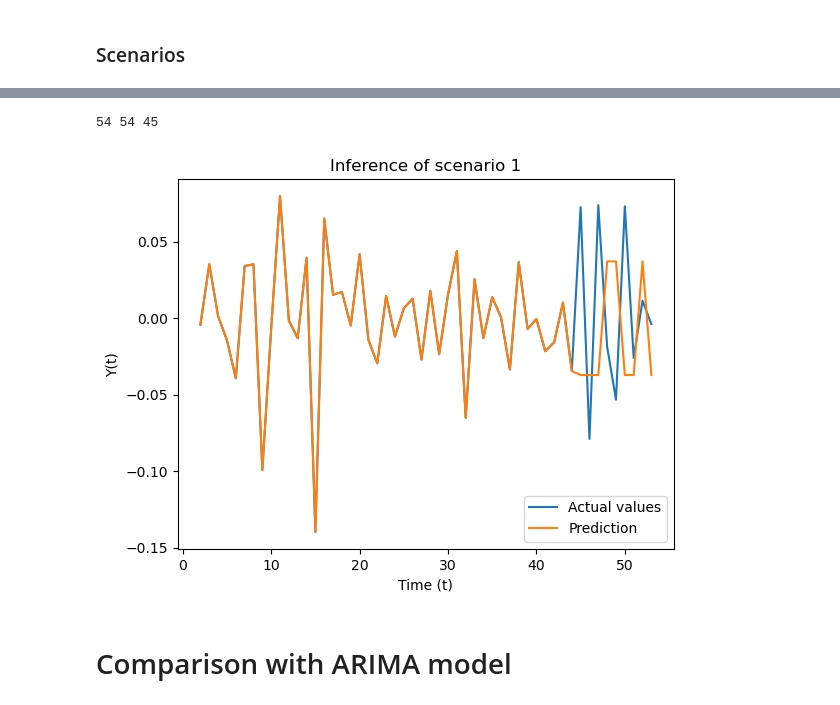
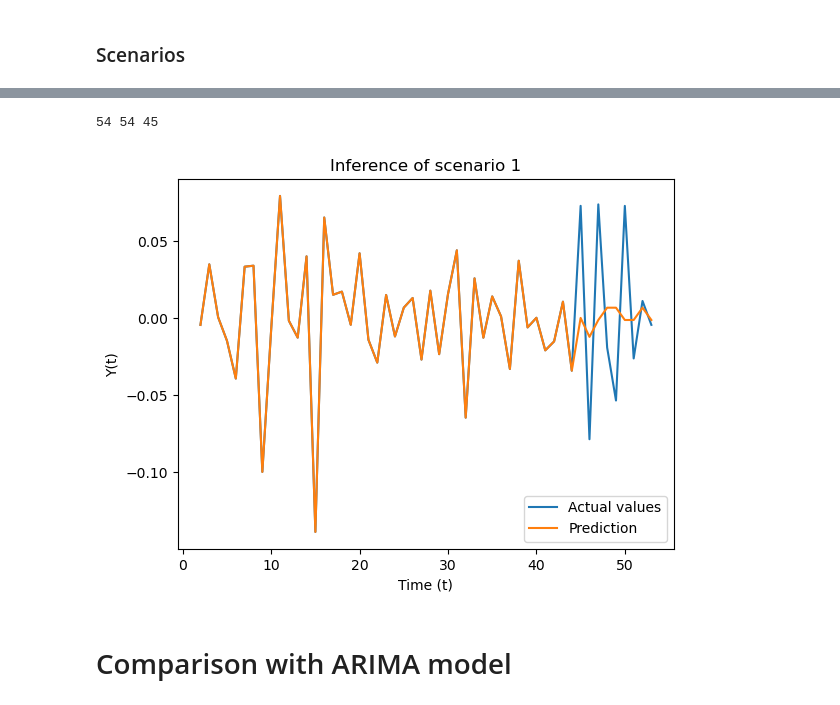
Before and after one commit to MehdiEK/BayesianNet4TimeSeries, a Jupyter notebook: DDBN_scenarios.ipynb, the cells around one changed output, grey strips where cells are left out. Drawn from its saved outputs; the diff is of its cells as text; code cells hidden in the pictures.

Commit message:
Change enregery_per_capita to total energy_cons

```diff
--- a/DDBN_scenarios.ipynb
+++ b/DDBN_scenarios.ipynb
@@ -96,14 +105,14 @@ def stationarize(input_df: pd.DataFrame):
     df = input_df.copy()
 
     # stationarisation of gdp
-    df['log_gdp'] = df['gdp'].apply(lambda x: np.log(x))
+    df['log_gdp'] = df['gdp_per_capita'].apply(lambda x: np.log(x))
     df['gdp_order_1'] = df['log_gdp'] - df['log_gdp'].shift()
-    df['gdp_stationary'] = df['gdp_order_1'] - df['gdp_order_1'].shift()
+    df['gdp_per_capita_stationary'] = df['gdp_order_1'] - df['gdp_order_1'].shift()
 
     # stationarization of energy consumption per capita
-    df['log_energy'] = df['energy_per_capita'].apply(lambda x: np.log(x))
-    df['energy_per_capita_order_1'] = df['log_energy'] - df['log_energy'].shift()
-    df['energy_per_capita_stationary'] = df['energy_per_capita_order_1'] - df['energy_per_capita_order_1'].shift()
+    df['log_energy'] = df['energy_cons'].apply(lambda x: np.log(x))
+    df['energy_cons_order_1'] = df['log_energy'] - df['log_energy'].shift()
+    df['energy_cons_stationary'] = df['energy_cons_order_1'] - df['energy_cons_order_1'].shift()
 
     # stationarization of population
     df['log_pop'] = df['population'].apply(lambda x: np.log(x))
@@ -112,8 +121,8 @@ def stationarize(input_df: pd.DataFrame):
 
     # new create columns
     new_columns = [
-        "gdp_stationary",
-        "energy_per_capita_stationary",
+        "gdp_per_capita_stationary",
+        "energy_cons_stationary",
         "population_stationary"
     ]
 
@@ -265,10 +290,10 @@ df_pgmpy[df_pgmpy.country == "France"].tail()
 # %%
 # build model
 dbn = DBN([
-    (("gdp_stationary", 0), ("energy_per_capita_stationary", 0)),
-    (("population_stationary", 0), ("energy_per_capita_stationary", 0)),
+    (("gdp_per_capita_stationary", 0), ("energy_cons_stationary", 0)),
+    (("population_stationary", 0), ("energy_cons_stationary", 0)),
     (("population_stationary", 0), ("population_stationary", 1)),
-    (("gdp_stationary", 0), ("gdp_stationary", 1))
+    (("gdp_per_capita_stationary", 0), ("gdp_per_capita_stationary", 1))
 ])
 # %%
 dbn.fit(df_pgmpy.drop("country", axis=1))
@@ -278,7 +303,7 @@ dbn.fit(df_pgmpy.drop("country", axis=1))
 ### Scenarios
 # %%
 length = df_test.shape[0]
-col_evidence = ["population_stationary", "gdp_stationary"]
+col_evidence = ["population_stationary", "gdp_per_capita_stationary"]
 
 scenario = {}
 for col in col_evidence:
@@ -326,8 +351,8 @@ inference = CustomDBNInference(dbn, discretizer)
 evidence = {
     ("population_stationary", 0): df_train[(df_train.country==test_country)
                                            & (df_train.year == split_year)].iloc[0]["population_stationary"],
-    ("gdp_stationary", 0): df_train[(df_train.country==test_country)
-                                    & (df_train.year == split_year)].iloc[0]["gdp_stationary"],
+    ("gdp_per_capita_stationary", 0): df_train[(df_train.country==test_country)
+                                    & (df_train.year == split_year)].iloc[0]["gdp_per_capita_stationary"],
 }
 
 scenario.update(evidence)
@@ -335,14 +360,14 @@ scenario.update(evidence)
 print("Evidence: ", scenario, "\n")
 
 # now make a pred of Y at time t (now) till time t+horizon
-pred_seq = inference.make_pred("energy_per_capita_stationary",
+pred_seq = inference.make_pred("energy_cons_stationary",
                                forecast_step=length+1,
                                evidence=scenario,
                                method="PM",
                                verbose=False)
 
 # get actual values model should have predicted
-actual_seq =  list(df_test.energy_per_capita_stationary)
+actual_seq =  list(df_test.energy_cons_stationary)
 
 print("Actual seq: ", actual_seq)
 print("Pred seq: ", pred_seq[1:])
@@ -356,26 +381,26 @@ Pred seq:  [-0.03714903120881878, -0.03714903120881878, -0.03714903120881878, 0.
 # %%
 # get sequences for comparison
 past_seq = df_stationary[(df_stationary.country == test_country)
-                         & (df_stationary.year <= split_year)].energy_per_capita_stationary.to_list()
+                         & (df_stationary.year <= split_year)].energy_cons_stationary.to_list()
 all_pred_seq = np.array(past_seq + pred_seq[1:])
 all_actual_seq = np.array(past_seq + actual_seq)
 
 nb_points = all_actual_seq.shape[0]
 x_ = pd.unique(df_stationary.year)
 print(len(x_), all_pred_seq.shape[0], len(past_seq))
 
 # get curves on a sampe plot
 plt.plot(np.arange(nb_points), all_actual_seq, label="Actual values")
 plt.plot(np.arange(nb_points), all_pred_seq, label="Prediction")
 
 plt.title("Inference of scenario 1")
 plt.xlabel("Time (t)")
 plt.ylabel("Y(t)")
 plt.legend()
 plt.show()
 # %% [output]
 54 54 45
-[figure, old version]
+[figure, new version]
 # %%
 def reconstruct_signal(pred, past):
     """
```
Also changed, not shown: parts of 17 cells of this notebook.
